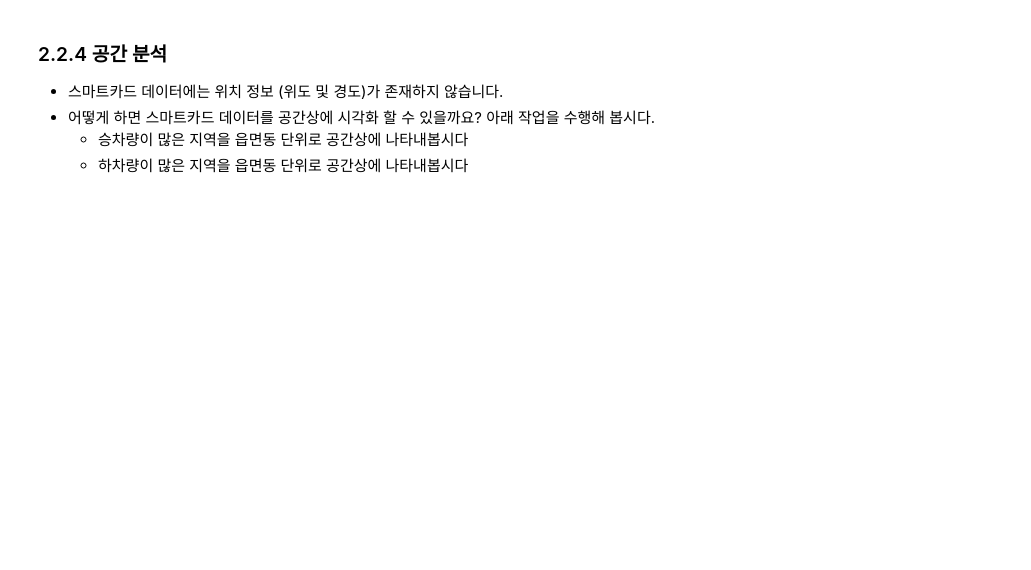
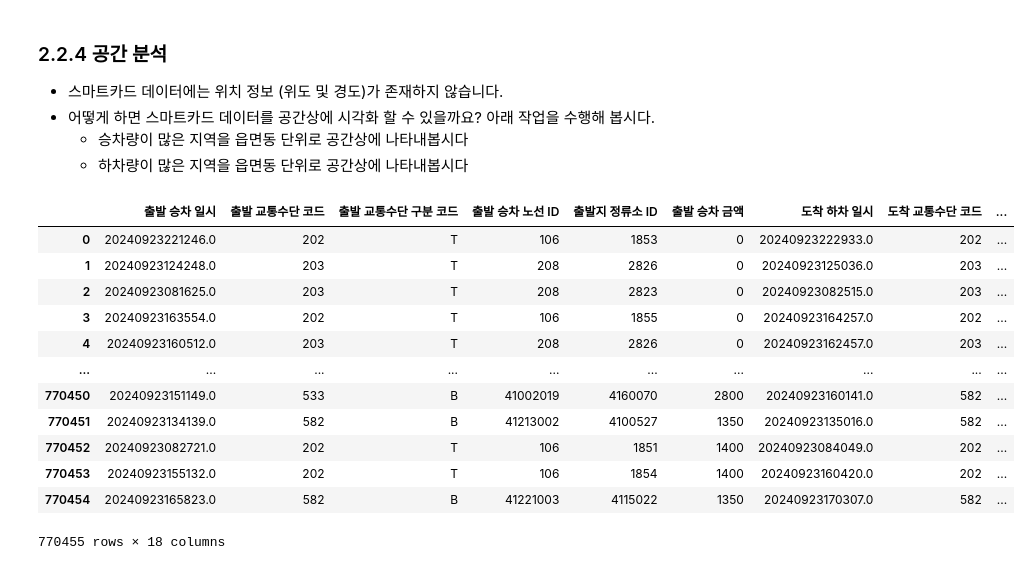
Before and after one commit to jihoyeo/mobility-simulation-book, a Jupyter notebook: ko/chapter2-2.ipynb, the cells around one changed output. Cells and saved outputs as stored; diff of their text form; code cells hidden in the pictures; blank space fills up the shorter version.

```diff
--- a/ko/chapter2-2.ipynb
+++ b/ko/chapter2-2.ipynb
@@ -276,3 +500,25 @@ Index(['출발 승차 일시', '출발 교통수단 코드', '출발 교통수
 - 어떻게 하면 스마트카드 데이터를 공간상에 시각화 할 수 있을까요? 아래 작업을 수행해 봅시다.
     - 승차량이 많은 지역을 읍면동 단위로 공간상에 나타내봅시다
     - 하차량이 많은 지역을 읍면동 단위로 공간상에 나타내봅시다
+# %%
+## 1. 연산효율화를 위해 출발지-도착지 단위로 df_refined aggregation. 출발정류소ID, 도착정류소 ID, 교통카드 사용자 구분 코드, cnt
+
+## 2. df_refined랑 sttn_unique merge. key 값은 df_refined: (출발지 정류소 ID, 도착지 정류소 ID), sttn_unique: 정류장 ID
+
+## 3. 공간분석을 위한 데이터 생성. 승차량 기준 geodataframe 및 하차량 기준 geodataframe 생성
+
+df_refined
+# %% [output]
+|  | 출발 승차 일시 | 출발 교통수단 코드 | 출발 교통수단 구분 코드 | 출발 승차 노선 ID | 출발지 정류소 ID | 출발 승차 금액 | 도착 하차 일시 | 도착 교통수단 코드 | ... |
+| 0 | 20240923221246.0 | 202 | T | 106 | 1853 | 0 | 20240923222933.0 | 202 | ... |
+| 1 | 20240923124248.0 | 203 | T | 208 | 2826 | 0 | 20240923125036.0 | 203 | ... |
+| 2 | 20240923081625.0 | 203 | T | 208 | 2823 | 0 | 20240923082515.0 | 203 | ... |
+| 3 | 20240923163554.0 | 202 | T | 106 | 1855 | 0 | 20240923164257.0 | 202 | ... |
+| 4 | 20240923160512.0 | 203 | T | 208 | 2826 | 0 | 20240923162457.0 | 203 | ... |
+| ... | ... | ... | ... | ... | ... | ... | ... | ... | ... |
+| 770450 | 20240923151149.0 | 533 | B | 41002019 | 4160070 | 2800 | 20240923160141.0 | 582 | ... |
+| 770451 | 20240923134139.0 | 582 | B | 41213002 | 4100527 | 1350 | 20240923135016.0 | 582 | ... |
+| 770452 | 20240923082721.0 | 202 | T | 106 | 1851 | 1400 | 20240923084049.0 | 202 | ... |
+| 770453 | 20240923155132.0 | 202 | T | 106 | 1854 | 1400 | 20240923160420.0 | 202 | ... |
+| 770454 | 20240923165823.0 | 582 | B | 41221003 | 4115022 | 1350 | 20240923170307.0 | 582 | ... |
+770455 rows × 18 columns
```
Also changed, not shown: parts of 11 cells of this notebook.
